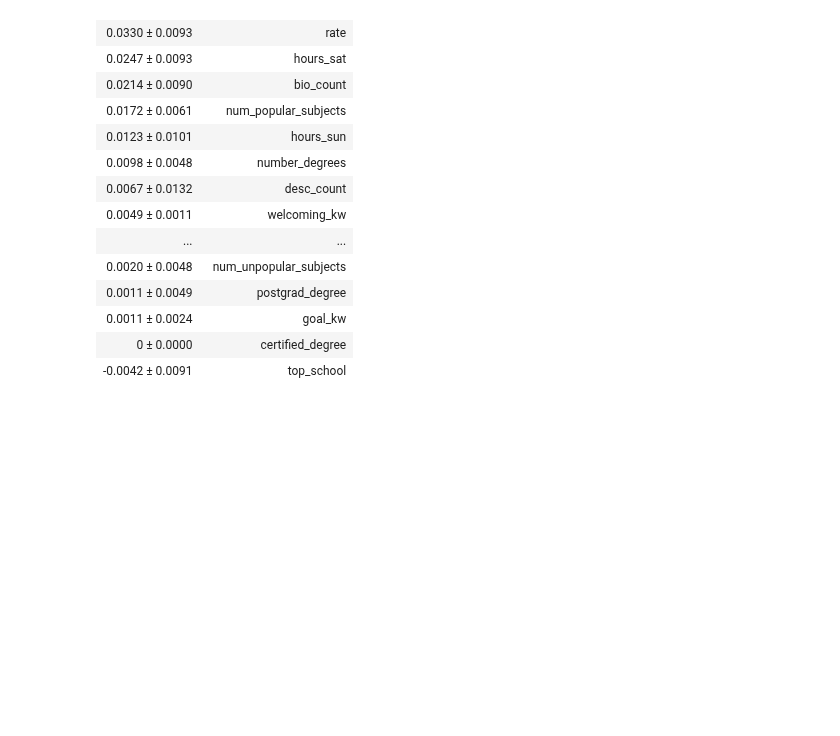
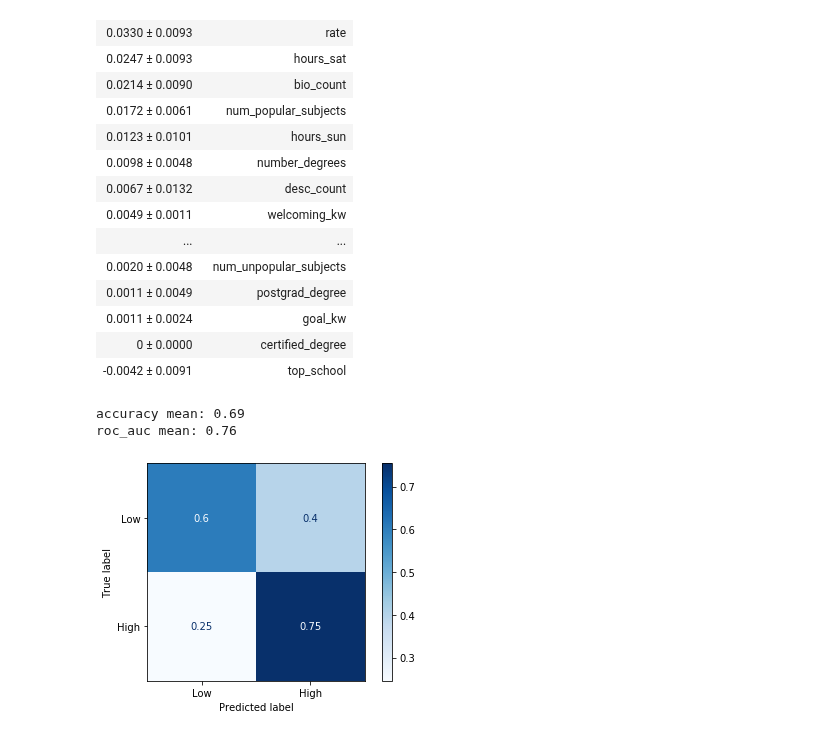
Before and after one commit to vijayoct27/tutor_prediction, a Jupyter notebook: tutor_demand.ipynb, the cells around one changed output. Drawn from its saved outputs; the diff is of its cells as text; code cells hidden in the pictures; blank space fills up the shorter version.

```diff
--- a/tutor_demand.ipynb
+++ b/tutor_demand.ipynb
@@ -582,3 +552,24 @@ eli5.show_weights(perm, feature_names = X_test.columns.tolist())
 | 0.0011 ± 0.0024 | goal_kw |
 | 0 ± 0.0000 | certified_degree |
 | -0.0042 ± 0.0091 | top_school |
+# %%
+cols_important = ['number_subjects', 'hours_per_week_schedule', 'rate', 'bio_count', 'num_popular_subjects',
+          'number_degrees', 'desc_count', 'welcoming_kw', 'passion_kw', 'experience_kw']
+
+X_sub = X[cols_important]
+rf = RandomForestClassifier(n_estimators=100, min_samples_leaf = 5, criterion='entropy', random_state=0)
+score_CV(rf, X_sub, 'accuracy')
+score_CV(rf, X_sub, 'roc_auc')
+# Plot non-normalized confusion matrix
+
+X_train, X_test, y_train, y_test = train_test_split(X_sub, y, test_size=0.2, random_state=0)
+rf.fit(X_train, y_train)
+disp = plot_confusion_matrix(rf, X_test, y_test,
+                                 display_labels=['Low', 'High'],
+                             cmap=plt.cm.Blues,
+                            normalize='true')
+plt.show()
+# %% [output]
+accuracy mean: 0.69
+roc_auc mean: 0.76
+[figure, added]
```
Also changed, not shown: parts of 3 cells of this notebook, 3 other files.
